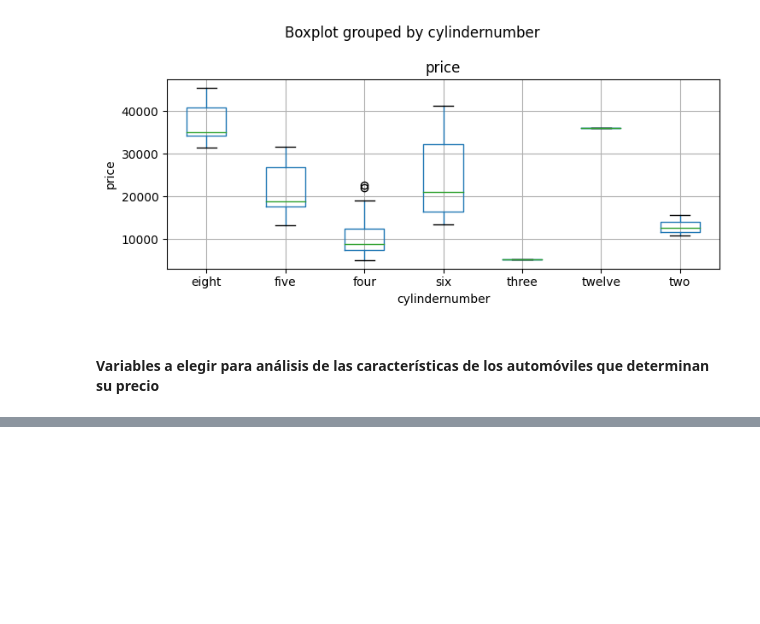
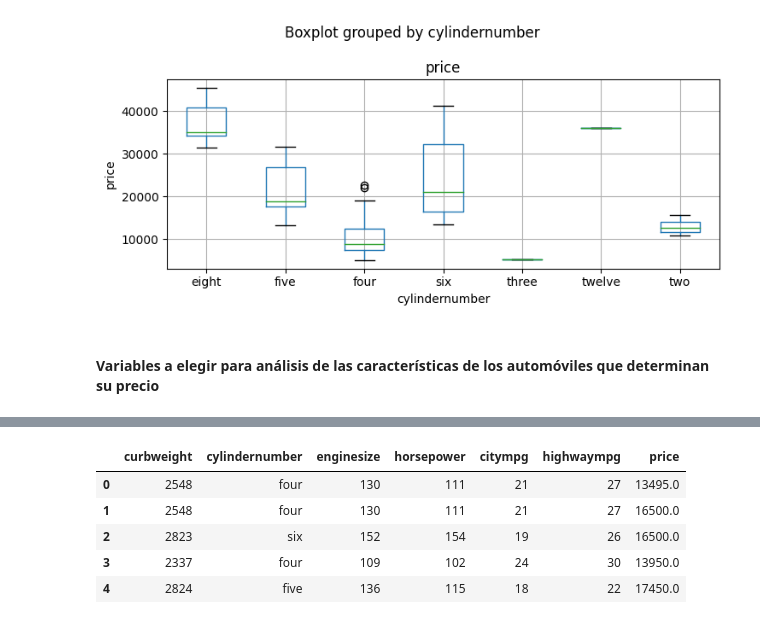
Before and after one commit to fedemedina72/PortafolioTC3006C, a Jupyter notebook: Modulo1/LimpiezaDatos.ipynb, the cells around one changed output, grey strips where cells are left out. Drawn from its saved outputs; the diff is of its cells as text; code cells hidden in the pictures; blank space fills up the shorter version.

```diff
--- a/Modulo1/LimpiezaDatos.ipynb
+++ b/Modulo1/LimpiezaDatos.ipynb
@@ -414,0 +426,10 @@ plt.show()
+# %%
+datos = df.drop(['symboling','CarName','fueltype','carbody','drivewheel','enginelocation','wheelbase','carlength','carwidth','carheight','enginetype','stroke','compressionratio','peakrpm'], axis=1)
+datos.head()
+# %% [output]
+|  | curbweight | cylindernumber | enginesize | horsepower | citympg | highwaympg | price |
+| 0 | 2548 | four | 130 | 111 | 21 | 27 | 13495.0 |
+| 1 | 2548 | four | 130 | 111 | 21 | 27 | 16500.0 |
+| 2 | 2823 | six | 152 | 154 | 19 | 26 | 16500.0 |
+| 3 | 2337 | four | 109 | 102 | 24 | 30 | 13950.0 |
+| 4 | 2824 | five | 136 | 115 | 18 | 22 | 17450.0 |
```
Also changed, not shown: parts of 19 cells of this notebook.
